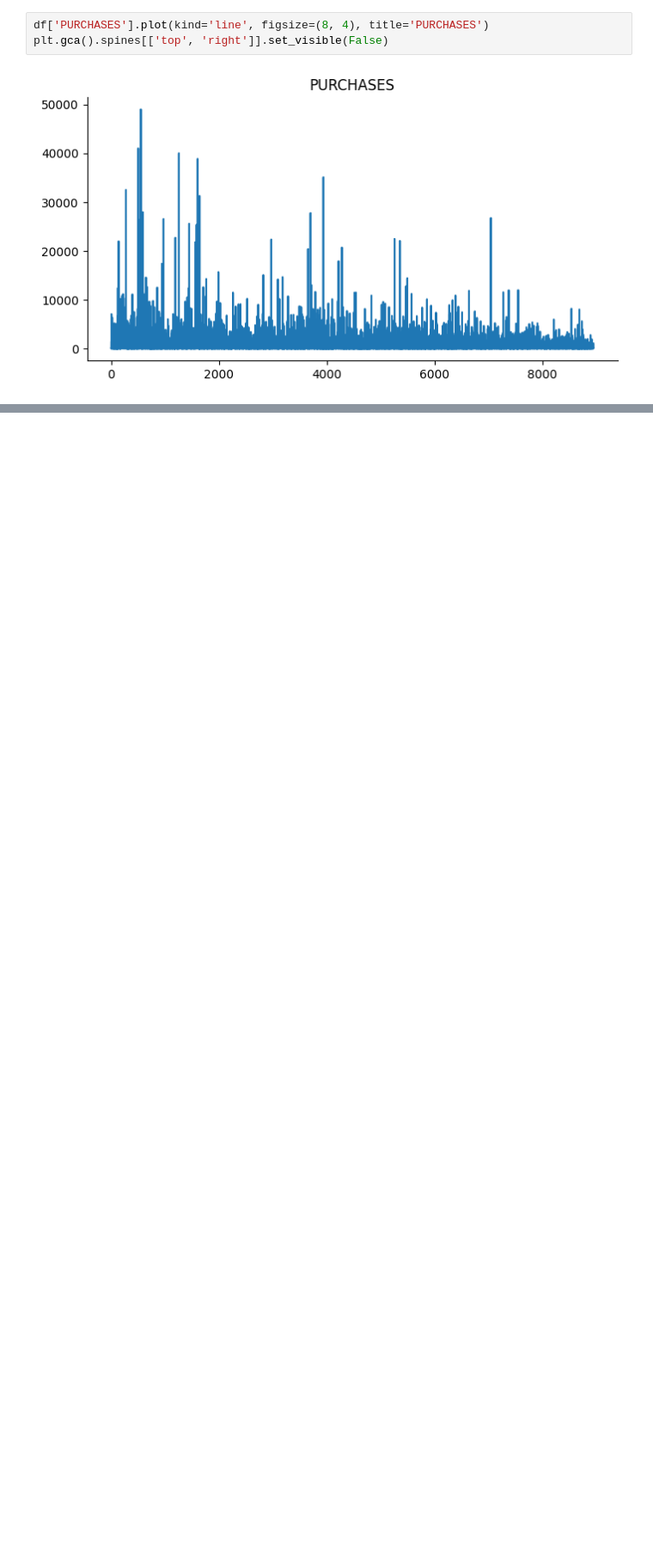
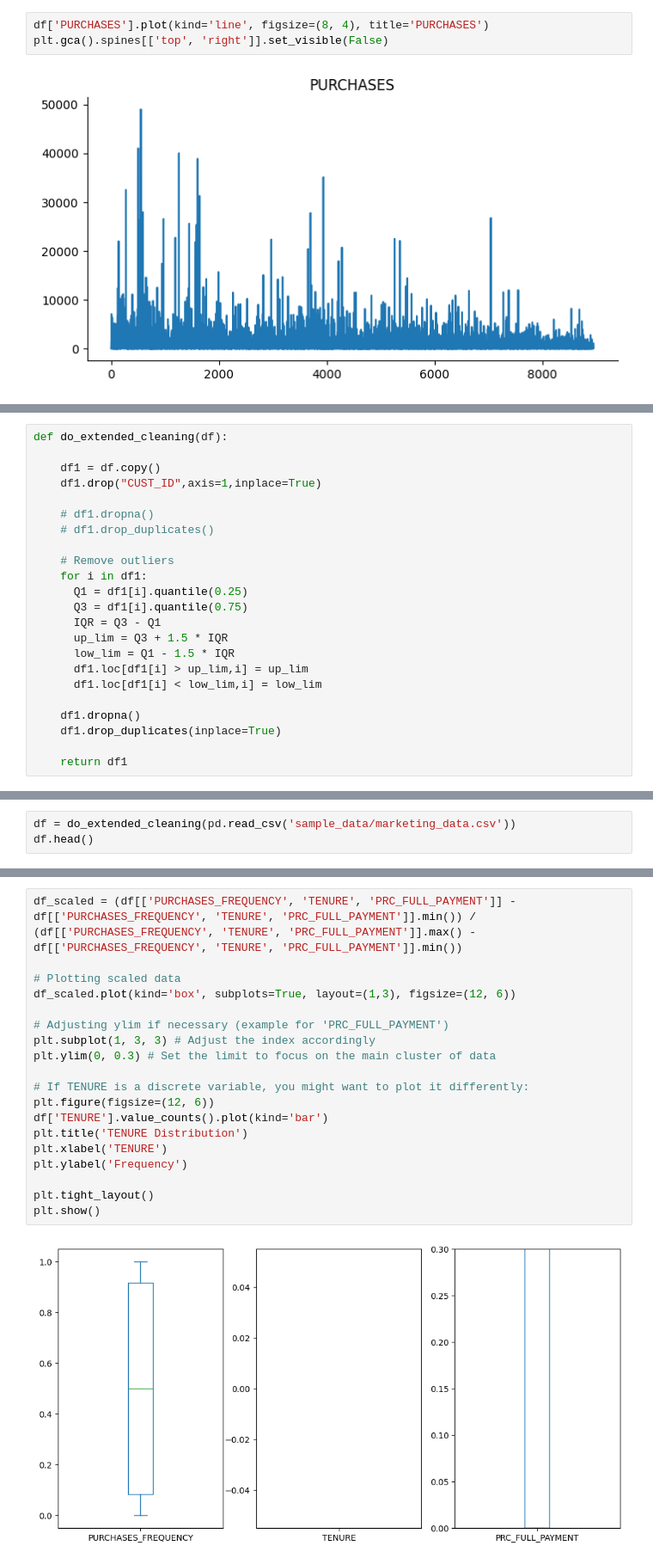
Before and after one commit to MSC-ADM-G/adm_g11, a Jupyter notebook: 248339B_clustering_analysis.ipynb, the cells around one changed output, grey strips where cells are left out. Shown at 86% size. Saved outputs shown, nothing was run; the diff lists cells and outputs as text; blank space fills up the shorter version.

Commit message:
more claeaning and cluster analysis related changes

```diff
--- a/248339B_clustering_analysis.ipynb
+++ b/248339B_clustering_analysis.ipynb
@@ -215,0 +250,23 @@ The average silhouette_score is : 0.5846283649339238
+# %%
+def do_extended_cleaning(df):
+
+    df1 = df.copy()
+    df1.drop("CUST_ID",axis=1,inplace=True)
+
+    # df1.dropna()
+    # df1.drop_duplicates()
+
+    # Remove outliers
+    for i in df1:
+      Q1 = df1[i].quantile(0.25)
+      Q3 = df1[i].quantile(0.75)
+      IQR = Q3 - Q1
+      up_lim = Q3 + 1.5 * IQR
+      low_lim = Q1 - 1.5 * IQR
+      df1.loc[df1[i] > up_lim,i] = up_lim
+      df1.loc[df1[i] < low_lim,i] = low_lim
+
+    df1.dropna()
+    df1.drop_duplicates(inplace=True)
+
+    return df1
@@ -215,0 +275,3 @@ The average silhouette_score is : 0.5846283649339238
+# %%
+df = do_extended_cleaning(pd.read_csv('sample_data/marketing_data.csv'))
+df.head()
@@ -215,0 +287,21 @@ The average silhouette_score is : 0.5846283649339238
+# %%
+df_scaled = (df[['PURCHASES_FREQUENCY', 'TENURE', 'PRC_FULL_PAYMENT']] - df[['PURCHASES_FREQUENCY', 'TENURE', 'PRC_FULL_PAYMENT']].min()) / (df[['PURCHASES_FREQUENCY', 'TENURE', 'PRC_FULL_PAYMENT']].max() - df[['PURCHASES_FREQUENCY', 'TENURE', 'PRC_FULL_PAYMENT']].min())
+
+# Plotting scaled data
+df_scaled.plot(kind='box', subplots=True, layout=(1,3), figsize=(12, 6))
+
+# Adjusting ylim if necessary (example for 'PRC_FULL_PAYMENT')
+plt.subplot(1, 3, 3) # Adjust the index accordingly
+plt.ylim(0, 0.3) # Set the limit to focus on the main cluster of data
+
+# If TENURE is a discrete variable, you might want to plot it differently:
+plt.figure(figsize=(12, 6))
+df['TENURE'].value_counts().plot(kind='bar')
+plt.title('TENURE Distribution')
+plt.xlabel('TENURE')
+plt.ylabel('Frequency')
+
+plt.tight_layout()
+plt.show()
+# %% [output]
+[figure, added]
```
Also changed, not shown: parts of 41 cells of this notebook, 1 other file.
